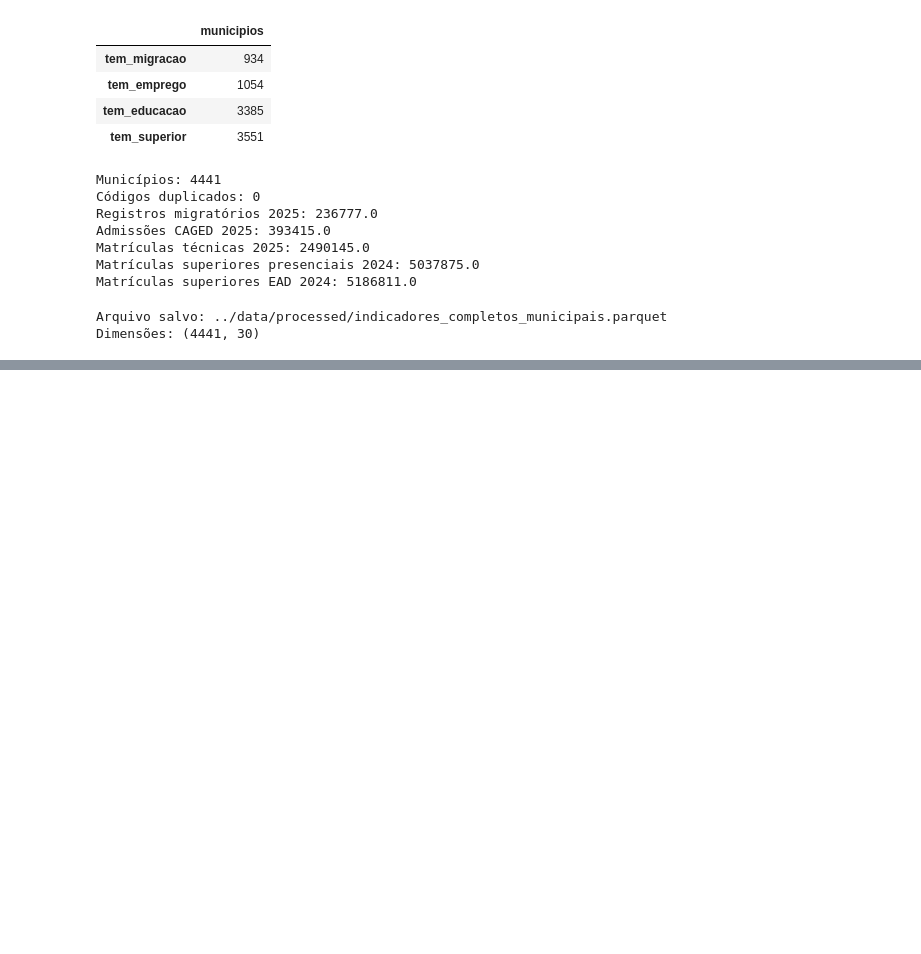
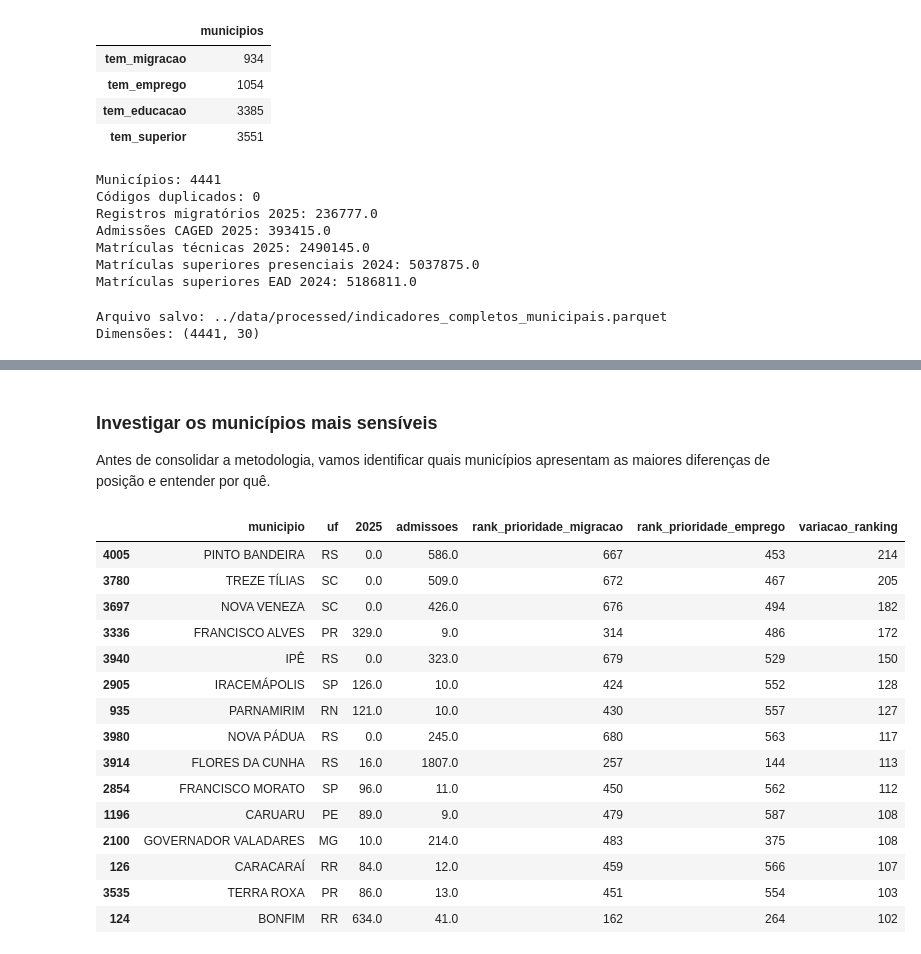
Before and after one commit to Vinivioto/uniesf-opportunity-map, a Jupyter notebook: notebooks/04_integracao_indicadores.ipynb, the cells around one changed output, grey strips where cells are left out. Saved outputs shown, nothing was run; the diff lists cells and outputs as text; code cells hidden in the pictures; blank space fills up the shorter version.

```diff
--- a/notebooks/04_integracao_indicadores.ipynb
+++ b/notebooks/04_integracao_indicadores.ipynb
@@ -391,0 +423,27 @@ Dimensões: (4441, 30)
+# %%
+import numpy as np
+from sklearn.preprocessing import MinMaxScaler
+
+# Reduz a assimetria dos indicadores com transformação logarítmica
+municipios_ranking["log_migracao"] = np.log1p(
+    municipios_ranking["2025"]
+)
+
+municipios_ranking["log_admissoes"] = np.log1p(
+    municipios_ranking["admissoes"]
+)
+
+# Normaliza os indicadores transformados para a escala de 0 a 1
+scaler = MinMaxScaler()
+
+municipios_ranking[["score_migracao", "score_emprego"]] = (
+    scaler.fit_transform(
+        municipios_ranking[["log_migracao", "log_admissoes"]]
+    )
+)
+
+# Confere os intervalos dos indicadores normalizados
+display(
+    municipios_ranking[["score_migracao", "score_emprego"]]
+    .describe()
+)
@@ -391,0 +554,38 @@ Dimensões: (4441, 30)
+# %% [markdown]
+### Investigar os municípios mais sensíveis
+Antes de consolidar a metodologia, vamos identificar quais municípios apresentam as maiores diferenças de posição e entender por quê.
+# %%
+# Seleciona os municípios com maiores mudanças entre os cenários
+municipios_sensiveis = municipios_ranking.nlargest(
+    15, "variacao_ranking"
+)
+
+# Compara os indicadores originais e as posições nos dois cenários
+display(
+    municipios_sensiveis[
+        [
+            "municipio", "uf",
+            "2025", "admissoes",
+            "rank_prioridade_migracao",
+            "rank_prioridade_emprego",
+            "variacao_ranking"
+        ]
+    ]
+)
+# %% [output]
+|  | municipio | uf | 2025 | admissoes | rank_prioridade_migracao | rank_prioridade_emprego | variacao_ranking |
+| 4005 | PINTO BANDEIRA | RS | 0.0 | 586.0 | 667 | 453 | 214 |
+| 3780 | TREZE TÍLIAS | SC | 0.0 | 509.0 | 672 | 467 | 205 |
+| 3697 | NOVA VENEZA | SC | 0.0 | 426.0 | 676 | 494 | 182 |
+| 3336 | FRANCISCO ALVES | PR | 329.0 | 9.0 | 314 | 486 | 172 |
+| 3940 | IPÊ | RS | 0.0 | 323.0 | 679 | 529 | 150 |
+| 2905 | IRACEMÁPOLIS | SP | 126.0 | 10.0 | 424 | 552 | 128 |
+| 935 | PARNAMIRIM | RN | 121.0 | 10.0 | 430 | 557 | 127 |
+| 3980 | NOVA PÁDUA | RS | 0.0 | 245.0 | 680 | 563 | 117 |
+| 3914 | FLORES DA CUNHA | RS | 16.0 | 1807.0 | 257 | 144 | 113 |
+| 2854 | FRANCISCO MORATO | SP | 96.0 | 11.0 | 450 | 562 | 112 |
+| 1196 | CARUARU | PE | 89.0 | 9.0 | 479 | 587 | 108 |
+| 2100 | GOVERNADOR VALADARES | MG | 10.0 | 214.0 | 483 | 375 | 108 |
+| 126 | CARACARAÍ | RR | 84.0 | 12.0 | 459 | 566 | 107 |
+| 3535 | TERRA ROXA | PR | 86.0 | 13.0 | 451 | 554 | 103 |
+| 124 | BONFIM | RR | 634.0 | 41.0 | 162 | 264 | 102 |
```
Also changed, not shown: parts of 29 cells of this notebook, 4 other files.
